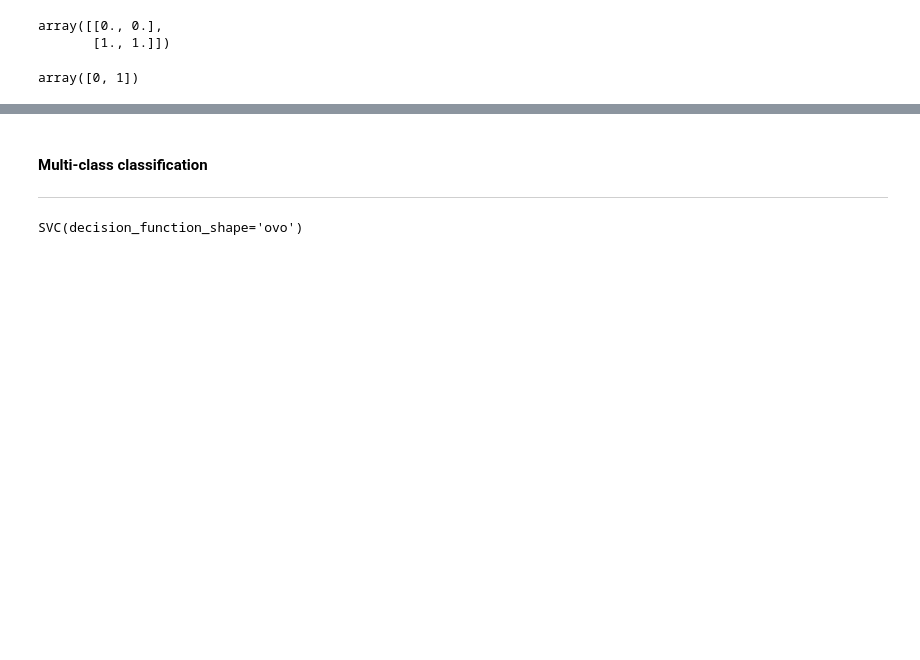
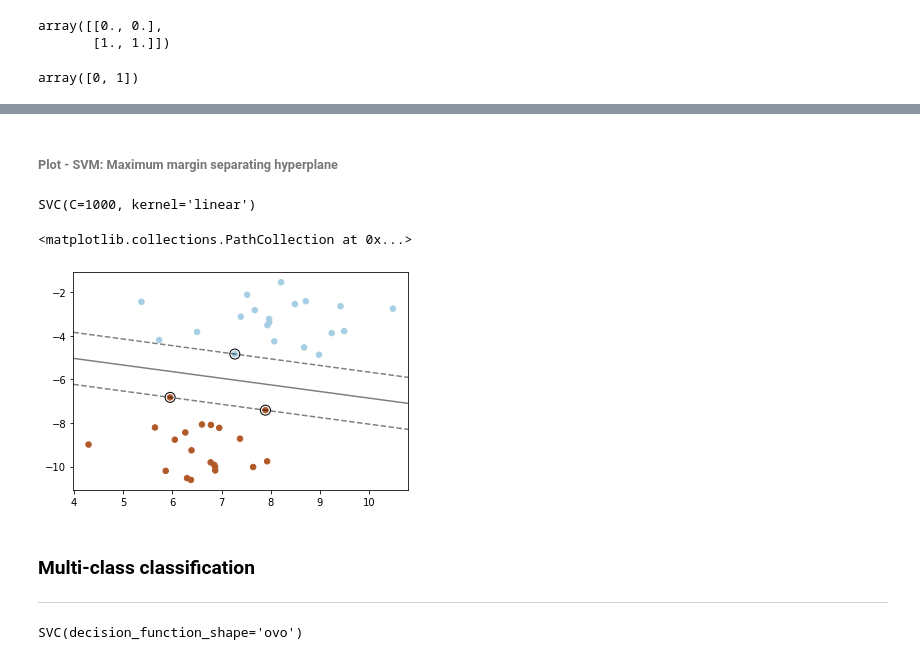
Before and after one commit to Stephen313k/Emerging-technologies, a Jupyter notebook: scikit-learn.ipynb, the cells around one changed output, grey strips where cells are left out. Drawn from its saved outputs; the diff is of its cells as text; code cells hidden in the pictures; blank space fills up the shorter version.

Commit message:
Vector Machines plotting/examples

```diff
--- a/scikit-learn.ipynb
+++ b/scikit-learn.ipynb
@@ -46,0 +47,2 @@ array([1, 1])
+# %% [markdown]
+###### Plot - SVM: Maximum margin separating hyperplane
@@ -47,6 +57,46 @@ array([1, 1])
+# %%
+# create separable points
+X, y = make_blobs(n_samples=40, centers=2, random_state=6)
+
+# fit the model
+clf = svm.SVC(kernel="linear", C=1000)
+clf.fit(X, y)
+# %% [output]
+SVC(C=1000, kernel='linear')
+# %%
+plt.scatter(X[:, 0], X[:, 1], c=y, s=30, cmap=plt.cm.Paired)
+
+# plot the decision function
+ax = plt.gca()
+xlim = ax.get_xlim()
+ylim = ax.get_ylim()
+
+# create grid
+xx = np.linspace(xlim[0], xlim[1], 30)
+yy = np.linspace(ylim[0], ylim[1], 30)
+YY, XX = np.meshgrid(yy, xx)
+xy = np.vstack([XX.ravel(), YY.ravel()]).T
+Z = clf.decision_function(xy).reshape(XX.shape)
+
+# plot decision boundary and margins
+ax.contour(
+    XX, YY, Z, colors="k", levels=[-1, 0, 1], alpha=0.5, linestyles=["--", "-", "--"]
+)
+# plot support vectors
+ax.scatter(
+    clf.support_vectors_[:, 0],
+    clf.support_vectors_[:, 1],
+    s=100,
+    linewidth=1,
+    facecolors="none",
+    edgecolors="k",
+)
+# %% [output]
+<matplotlib.collections.PathCollection at 0x...>
+[figure, added]
 # %% [markdown]
 
-#### Multi-class classification
+### Multi-class classification
 ***
 # %%
 #(SVC & NuSVC)
```
Also changed, not shown: parts of 57 cells of this notebook.
